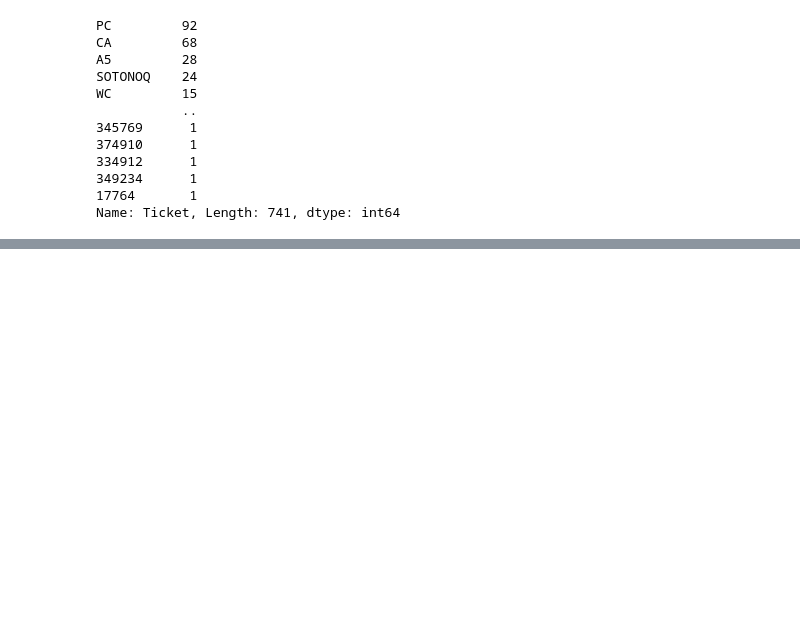
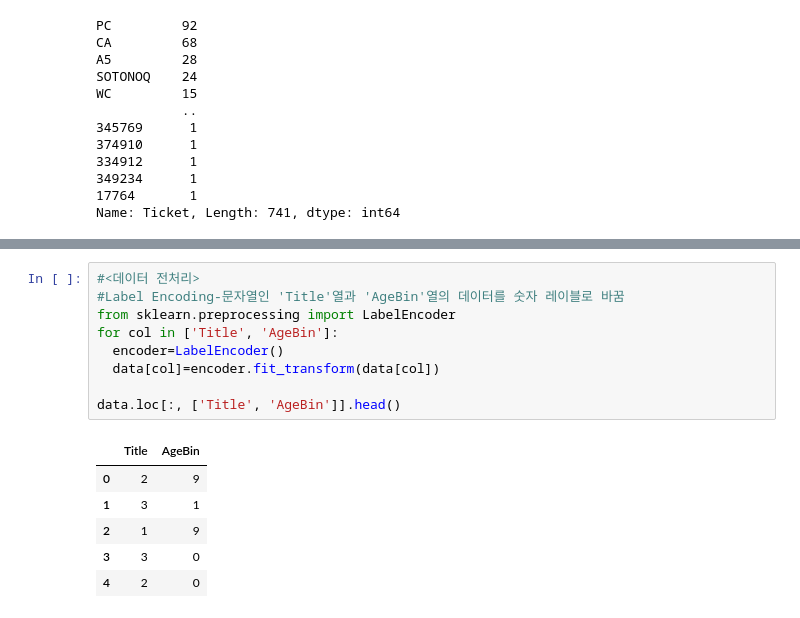
Before and after one commit to liz0904/ai_titanic, a Jupyter notebook: titanic_classification.ipynb, the cells around one changed output, grey strips where cells are left out. Drawn from its saved outputs; the diff is of its cells as text; blank space fills up the shorter version.

```diff
--- a/titanic_classification.ipynb
+++ b/titanic_classification.ipynb
@@ -552,0 +555,16 @@ plt.show()
+# %%
+#<데이터 전처리>
+#Label Encoding-문자열인 'Title'열과 'AgeBin'열의 데이터를 숫자 레이블로 바꿈
+from sklearn.preprocessing import LabelEncoder
+for col in ['Title', 'AgeBin']:
+  encoder=LabelEncoder()
+  data[col]=encoder.fit_transform(data[col])
+
+data.loc[:, ['Title', 'AgeBin']].head()
+# %% [output]
+|  | Title | AgeBin |
+| 0 | 2 | 9 |
+| 1 | 3 | 1 |
+| 2 | 1 | 9 |
+| 3 | 3 | 0 |
+| 4 | 2 | 0 |
```
Also changed, not shown: parts of 13 cells of this notebook.
